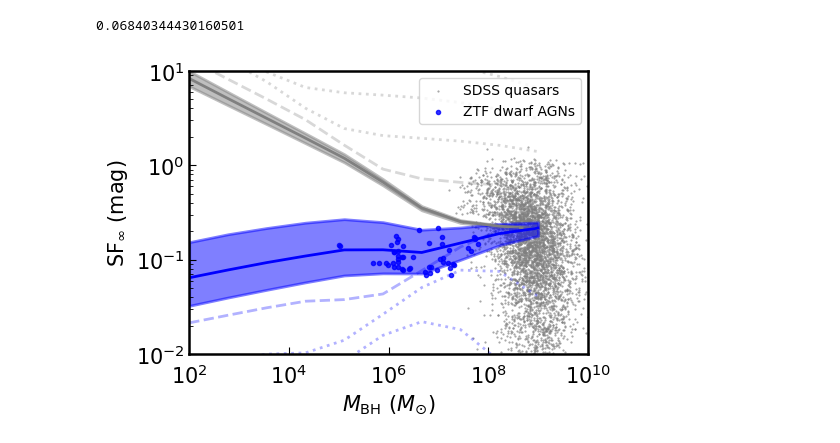
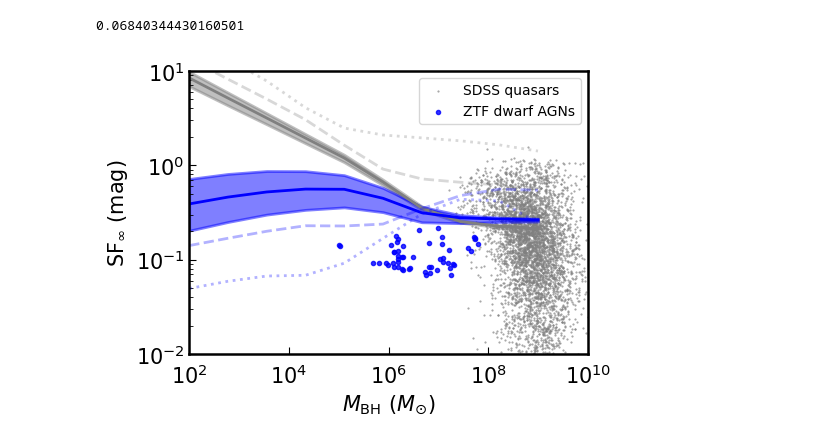
Before and after one commit to burke86/imbh_forecast, a Jupyter notebook: forecast.ipynb, the cells around one changed output. Saved outputs shown, nothing was run; the diff lists cells and outputs as text; code cells hidden in the pictures.

```diff
--- a/forecast.ipynb
+++ b/forecast.ipynb
@@ -197,5 +307,5 @@ fig_ptf.savefig('model.pdf', dpi=300)
 # %%
-bands = {'ptf':'GROUND_COUSINS_R', 'lsst':'SDSS_g'}
+bands = {'ptf':'GROUND_COUSINS_R', 'lsst':'SDSS_g', 'des-sn':'SDSS_g'}
 
 for key in keys:
     models[key].sample_sed_grid(band=bands[key])
@@ -403,29 +741,32 @@ dict_keys(['zmax', 'zmin', 'M_star_draw', 'n_i_M', 'z_draw', 'M_BH_draw', 'M_BH_
 # %%
-band_names = {'ptf':'R', 'lsst':'g'}
+band_names = {'ptf':'R', 'lsst':'g', 'des-sn':'g'}
 
 for k, (key, s) in enumerate(samples.items()):
 
-    fig, ax = plt.subplots(1, 1, figsize=(5.5, 4))
+    fig, ax = plt.subplots(1, 1, figsize=(5, 4))
 
     nbootstrap = pars[key]['nbootstrap']
     band = bands[key]
+    colors = ['b','m']
+    seed_keys = list(pars[key]['seed_dict'].keys())
     print(key)
 
     for j in range(1): ## Just use the first bootstrap
 
-        for i, seed in enumerate(['dc','popIII']):
+        for i, seed in enumerate(seed_keys):
 
             ndraw_dim = int(np.max(s['ndraws']))
 
             mask_mass = s[f'M_BH_draw_{seed}'][j,:ndraw_dim] > 1e2*u.Msun
             #mask_tau = tau > 3
             mask_mag = s[f'm_{band}_{seed}'][j,:ndraw_dim] < m_5[key]
-            mask_var = s[f'sigma_var_{seed}'][j,:ndraw_dim] > 0
+            mask_var = s[f'sigma_var_{seed}'][j,:ndraw_dim] > 2
             mask_sat = s[f'm_{band}_{seed}'][j,:ndraw_dim] > m_sat[key]
 
-            ax.scatter(s[f'm_{band}_{seed}'][j,:][mask_mass & mask_var & mask_sat],
-                       np.log10(s[f'SFinf_{band}_{seed}'][j,:][mask_mass & mask_var & mask_sat]),
+            ax.scatter(s[f'm_{band}_{seed}'][j,:ndraw_dim][mask_mass & mask_var & mask_sat],
+                       np.log10(s[f'SFinf_{band}_{seed}'][j,:ndraw_dim][mask_mass & mask_var & mask_sat]),
                        color=colors[i], s=2, zorder=1, alpha=0.5)
+            # s[f'std_{seed}']
 
             pm_prec_key = pm_prec(m_eval, gamma=gamma[key], m_5=m_5[key])
             ax.plot(m_eval, np.log10(pm_prec_key), color='gray', lw=3)
@@ -434,6 +775,7 @@ for k, (key, s) in enumerate(samples.items()):
     ax.set_xlim([m_sat[key], m_5[key]])
     ax.set_ylabel(r'$\log(\rm{{SF}}_{\infty} / {\rm{mag}})$')
     ax.set_xlabel(fr'${band_names[key]}$ (mag)')
-    ax.set_ylim(-2.7,0.5)
+    ax.set_ylim(-2.7, 1.0)
     fig.tight_layout()
+    fig.savefig(f'SFinf_{key}.pdf', dpi=300)
 # %% [output]
@@ -953,10 +1306,10 @@ for k, (key, s) in enumerate(samples.items()):
             mask_mass = (M_BH[j,:ndraw_dim] > 10**2*u.Msun)
             mask_mass_all = (M_BH_all[j,:ndraw_dim] > 10**2*u.Msun)
 
-            axs.scatter(log_M_star_all[j,:ndraw_dim][mask_var & mask_sat & mask_mass],
+            axs.scatter(np.log10(s[f'lambda_draw'])[j,:ndraw_dim][mask_var & mask_sat & mask_mass],
                            np.log10(SF[j,:ndraw_dim][mask_var & mask_sat & mask_mass]), s=.001, color='r', zorder=1)
-            axs.scatter(log_M_star_all[j,:ndraw_dim][mask_mass],
-                           np.log10(SF[j,:ndraw_dim][mask_mass]), s=.0001, color='gray', zorder=0)
+            #axs.scatter(log_M_star_all[j,:ndraw_dim][mask_mass],
+            #               np.log10(SF[j,:ndraw_dim][mask_mass]), s=.0001, color='gray', zorder=0)
 
             axs2.scatter(log_M_star_all[j,:ndraw_dim][mask_var & mask_sat & mask_mass],
                            np.log10(s[f'lambda_draw'][j,:ndraw_dim][mask_var & mask_sat & mask_mass]), s=.001, color='r', zorder=1)
@@ -1186,19 +1566,33 @@ M_BH_ZTF = 10**dat['mass']
 # %%
 from model import get_AGN_flux, draw_SFinf
 
+# Parameters
+pars = {'bh_mass':1e8,'dist_c':d_c.to(u.Mpc).value,'lambda_edd':np.log10(lambda_Edd),'spin':0,'r_cor':100,
+        'log_r_out':-1,'kT_e':0.2,'tau':10,'gamma':1.8,'f_pl':0.25,'z':z,'norm':1}
+bh_masses = [1e2, 1e4, 1e6, 1e8]*u.Msun
+
+# Set energy range
+e0 = (1e8*u.nm).to(u.keV, equivalencies=u.spectral())
+e1 = (1e-5*u.nm).to(u.keV, equivalencies=u.spectral())
+xspec.AllModels.setEnergies(f"{e0.value} {e1.value} 1000 log")
+# Comptonized disk (https://heasarc.gsfc.nasa.gov/xanadu/xspec/manual/node205.html)
+model_sed = xspec.Model("optxagnf")
+
+
+# Plot
 fig, ax = plt.subplots(1, 1, figsize=(5.5,4), sharex=True)
 
 vget_AGN_flux = np.vectorize(get_AGN_flux)
 
 size = 200
 M_BH = np.logspace(2, 9, 10)*u.Msun
-lambda_Edds = [0.1, 0.01, 0.001, 1e-4, 1e-5, 1e-6, 1e-7]
+lambda_Edds = [0.1, 0.01, 0.001]
 
 z_ex = 0.007 # ~30 Mpc
 f_host = 0.2 #0.5 # host contaimination level
 
 band = 'SDSS_g'
-g_minus_r = 0.4 # 0.2 - 0.8
+g_minus_r = 0.8 #0.4 # 0.2 - 0.8
 
 lambda_RF = lib[band].lpivot/(1 + z_ex)
 
@@ -1243,31 +1637,31 @@ for lambda_Edd in lambda_Edds:
     if lambda_Edd == 0.1:
         ax.loglog(M_BH, np.median(SFinf, axis=0), color='gray', lw=2)
         ax.fill_between(M_BH, np.percentile(SFinf, 16, axis=0), np.percentile(SFinf, 84, axis=0),
                         color='gray', lw=2, alpha=0.5)
 
         ax.loglog(M_BH, np.median(SFinf_host, axis=0), color='b', lw=2)
         ax.fill_between(M_BH, np.percentile(SFinf_host, 16, axis=0), np.percentile(SFinf_host, 84, axis=0),
                         color='b', lw=2, alpha=0.5)
     elif lambda_Edd == 0.01:
         ax.loglog(M_BH, np.median(SFinf, axis=0), color='gray', lw=2, linestyle='dashed', alpha=0.3)
         ax.loglog(M_BH, np.median(SFinf_host, axis=0), color='b', lw=2, linestyle='dashed', alpha=0.3)
     else:
         ax.loglog(M_BH, np.median(SFinf, axis=0), color='grey', lw=2, linestyle='dotted', alpha=0.3)
         ax.loglog(M_BH, np.median(SFinf_host, axis=0), color='b', lw=2, linestyle='dotted', alpha=0.3)
 
 # Data
 ax.scatter(M_BH_Macleod, SF_inf_Macleod, marker='.', s=1, color='gray', alpha=0.8, label='SDSS quasars', zorder=-10)
 ax.scatter(M_BH_ZTF, SF_inf_ZTF, marker='.', color='b', alpha=0.8, label='ZTF dwarf AGNs', zorder=-10)
 
 ax.set_xlabel(r'$M_{\rm{BH}}\ (M_{\odot})$')
 ax.set_ylabel(r'$\rm{SF}_{\infty}$ (mag)')
 ax.set_xlim([1e2, 1e10])
 ax.set_ylim([1e-2, 1e1])
 
 ax.legend(fontsize=10, loc='upper right')
 ax.tick_params(axis='x', which='major', pad=7)
 
 fig.tight_layout()
 fig.savefig('SFinf.pdf', dpi=300)
 # %% [output]
-[figure, old version]
+[figure, new version]
```
Also changed, not shown: parts of 48 cells of this notebook, 1 other file.
